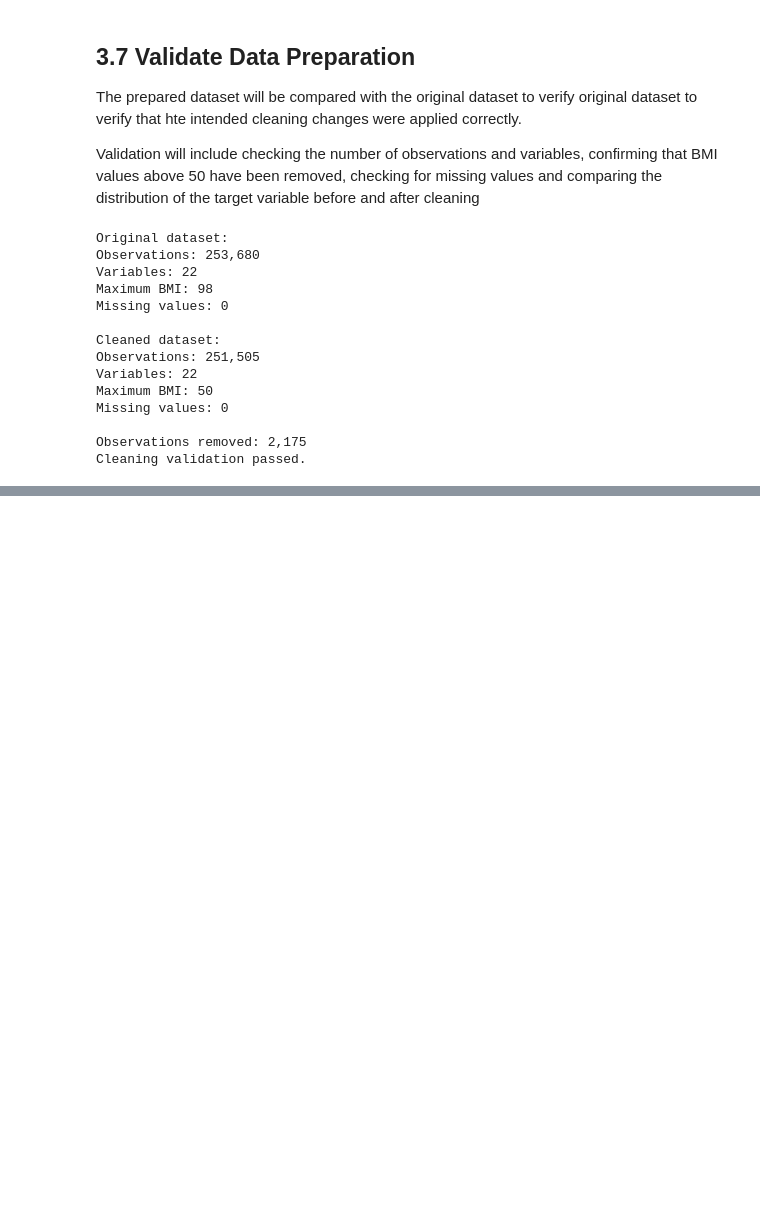
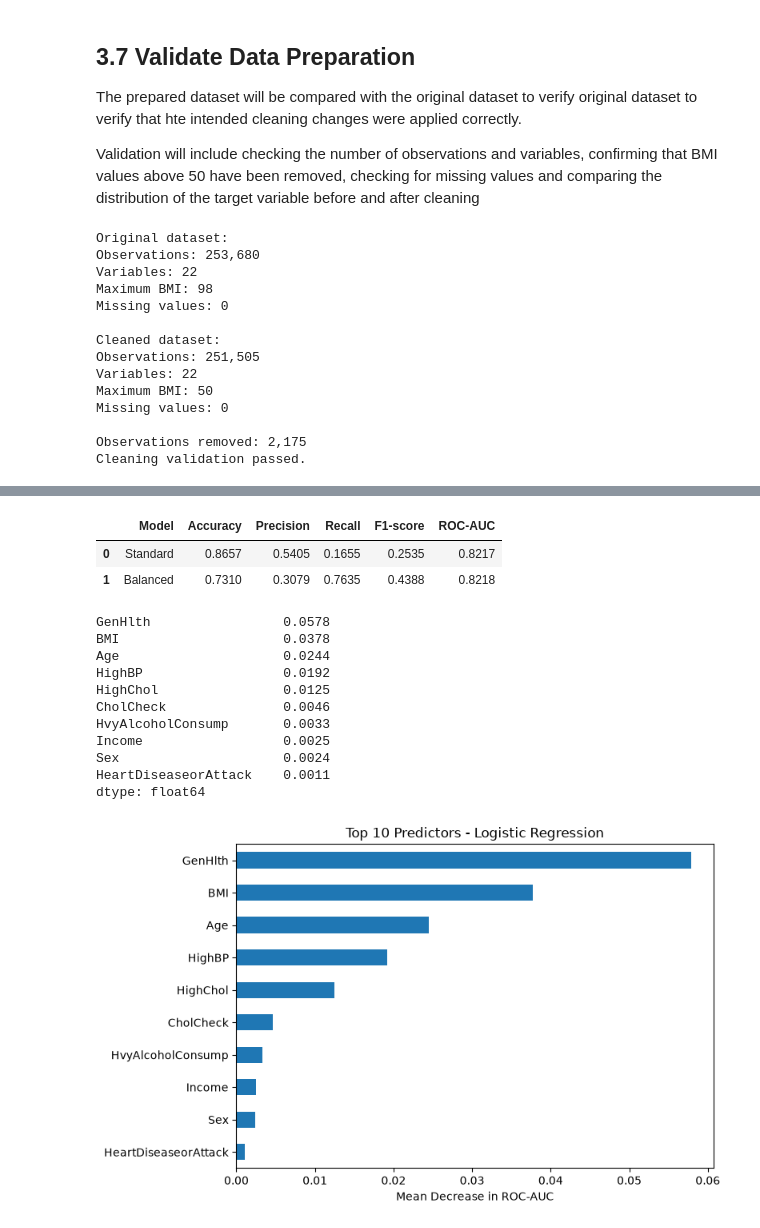
Before and after one commit to Ahmad-1031/DA_CA2, a Jupyter notebook: Notebooks/diabetes_crisp_dm.ipynb, the cells around one changed output, grey strips where cells are left out. Saved outputs shown, nothing was run; the diff lists cells and outputs as text; code cells hidden in the pictures; blank space fills up the shorter version.

Commit message:
Update - Phase 4: Modelling

```diff
--- a/Notebooks/diabetes_crisp_dm.ipynb
+++ b/Notebooks/diabetes_crisp_dm.ipynb
@@ -1470,0 +1529,69 @@ Cleaning validation passed.
+# %%
+from sklearn.pipeline import make_pipeline
+from sklearn.preprocessing import StandardScaler
+from sklearn.linear_model import LogisticRegression
+
+
+
+# Train both models
+logistic_model = make_pipeline(StandardScaler(), LogisticRegression(max_iter=1000, random_state=42))
+logistic_balanced = make_pipeline(StandardScaler(), LogisticRegression(max_iter=1000, random_state=42, class_weight="balanced"))
+
+results = []
+
+for name, model in [("Standard", logistic_model), ("Balanced", logistic_balanced)]:
+    model.fit(X_train, y_train)
+    predictions = model.predict(X_test)
+    probabilities = model.predict_proba(X_test)[:, 1]
+
+    results.append({
+        "Model": name,
+        "Accuracy": accuracy_score(y_test, predictions),
+        "Precision": precision_score(y_test, predictions, zero_division=0),
+        "Recall": recall_score(y_test, predictions),
+        "F1-score": f1_score(y_test, predictions),
+        "ROC-AUC": roc_auc_score(y_test, probabilities)
+    })
+
+display(pd.DataFrame(results).round(4))
+# %% [output]
+|  | Model | Accuracy | Precision | Recall | F1-score | ROC-AUC |
+| 0 | Standard | 0.8657 | 0.5405 | 0.1655 | 0.2535 | 0.8217 |
+| 1 | Balanced | 0.7310 | 0.3079 | 0.7635 | 0.4388 | 0.8218 |
+# %%
+from sklearn.inspection import permutation_importance
+
+
+# Measure importance using standard Logistic Regression
+importance = permutation_importance(
+    logistic_model, X_test, y_test,
+    scoring="roc_auc", n_repeats=5,
+    random_state=42, n_jobs=-1
+)
+
+# Display the 10 most useful predictors
+importance_df = pd.Series(
+    importance.importances_mean,
+    index=X_test.columns
+).sort_values(ascending=False)
+
+display(importance_df.head(10).round(4))
+
+importance_df.head(10).sort_values().plot.barh(figsize=(8, 5))
+plt.title("Top 10 Predictors - Logistic Regression")
+plt.xlabel("Mean Decrease in ROC-AUC")
+plt.tight_layout()
+plt.show()
+# %% [output]
+GenHlth                 0.0578
+BMI                     0.0378
+Age                     0.0244
+HighBP                  0.0192
+HighChol                0.0125
+CholCheck               0.0046
+HvyAlcoholConsump       0.0033
+Income                  0.0025
+Sex                     0.0024
+HeartDiseaseorAttack    0.0011
+dtype: float64
+[figure, added]
```
Also changed, not shown: parts of 8 cells of this notebook.
